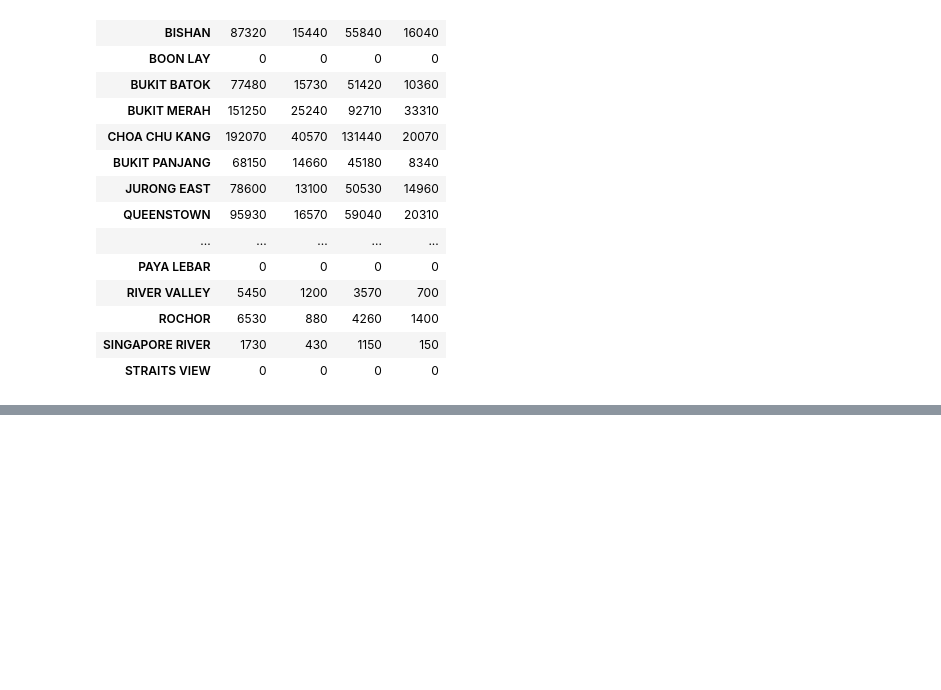
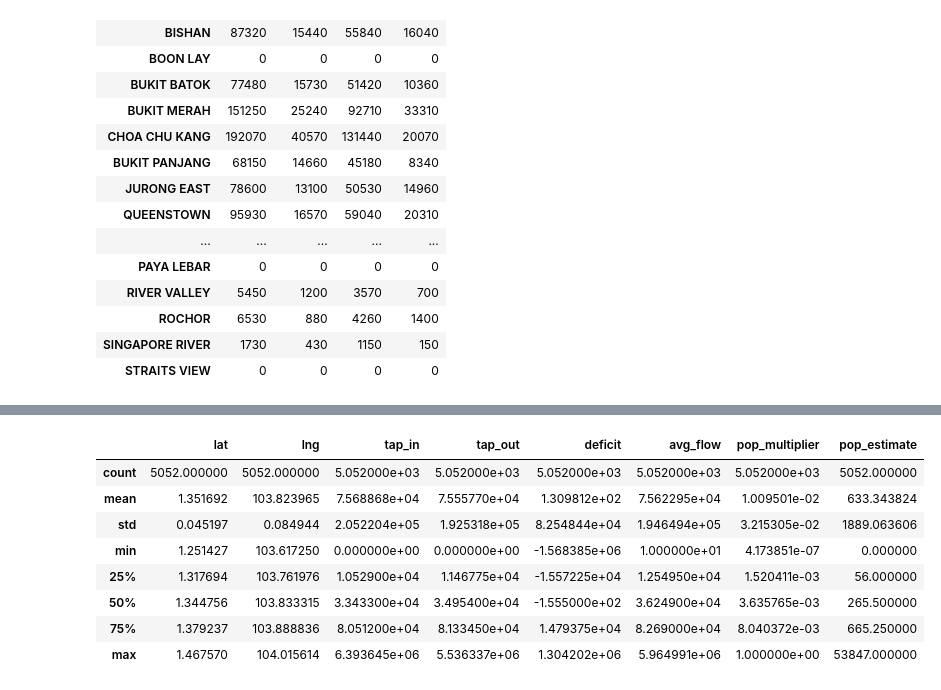
Before and after one commit to kiranbodipati/urban_planning_system, a Jupyter notebook: onemap api.ipynb, the cells around one changed output, grey strips where cells are left out. Cells and saved outputs as stored; diff of their text form; code cells hidden in the pictures; blank space fills up the shorter version.

Commit message:
population estimates by net flow

```diff
--- a/onemap api.ipynb
+++ b/onemap api.ipynb
@@ -102,0 +280,3 @@ pop_df
+# %%
+area_net_flow = bus_df.groupby(['planningArea'])['avg_flow'].sum()
+area_net_flow
@@ -102,0 +301,5 @@ pop_df
+# %%
+bus_df.dropna(inplace=True)
+# %%
+bus_df['pop_multiplier'] = bus_df.apply(lambda x: x['avg_flow']/area_net_flow[x['planningArea']], axis=1)
+bus_df.head()
@@ -102,0 +313,3 @@ pop_df
+# %%
+bus_df['pop_estimate'] = bus_df.apply(lambda x: int(x['pop_multiplier']*pop_df['total'][x['planningArea']]), axis=1)
+bus_df.head()
@@ -102,0 +323,12 @@ pop_df
+# %%
+bus_df.describe()
+# %% [output]
+|  | lat | lng | tap_in | tap_out | deficit | avg_flow | pop_multiplier | pop_estimate |
+| count | 5052.000000 | 5052.000000 | 5.052000e+03 | 5.052000e+03 | 5.052000e+03 | 5.052000e+03 | 5.052000e+03 | 5052.000000 |
+| mean | 1.351692 | 103.823965 | 7.568868e+04 | 7.555770e+04 | 1.309812e+02 | 7.562295e+04 | 1.009501e-02 | 633.343824 |
+| std | 0.045197 | 0.084944 | 2.052204e+05 | 1.925318e+05 | 8.254844e+04 | 1.946494e+05 | 3.215305e-02 | 1889.063606 |
+| min | 1.251427 | 103.617250 | 0.000000e+00 | 0.000000e+00 | -1.568385e+06 | 1.000000e+01 | 4.173851e-07 | 0.000000 |
+| 25% | 1.317694 | 103.761976 | 1.052900e+04 | 1.146775e+04 | -1.557225e+04 | 1.254950e+04 | 1.520411e-03 | 56.000000 |
+| 50% | 1.344756 | 103.833315 | 3.343300e+04 | 3.495400e+04 | -1.555000e+02 | 3.624900e+04 | 3.635765e-03 | 265.500000 |
+| 75% | 1.379237 | 103.888836 | 8.051200e+04 | 8.133450e+04 | 1.479375e+04 | 8.269000e+04 | 8.040372e-03 | 665.250000 |
+| max | 1.467570 | 104.015614 | 6.393645e+06 | 5.536337e+06 | 1.304202e+06 | 5.964991e+06 | 1.000000e+00 | 53847.000000 |
```
Also changed, not shown: parts of 27 cells of this notebook, 2 other files.
